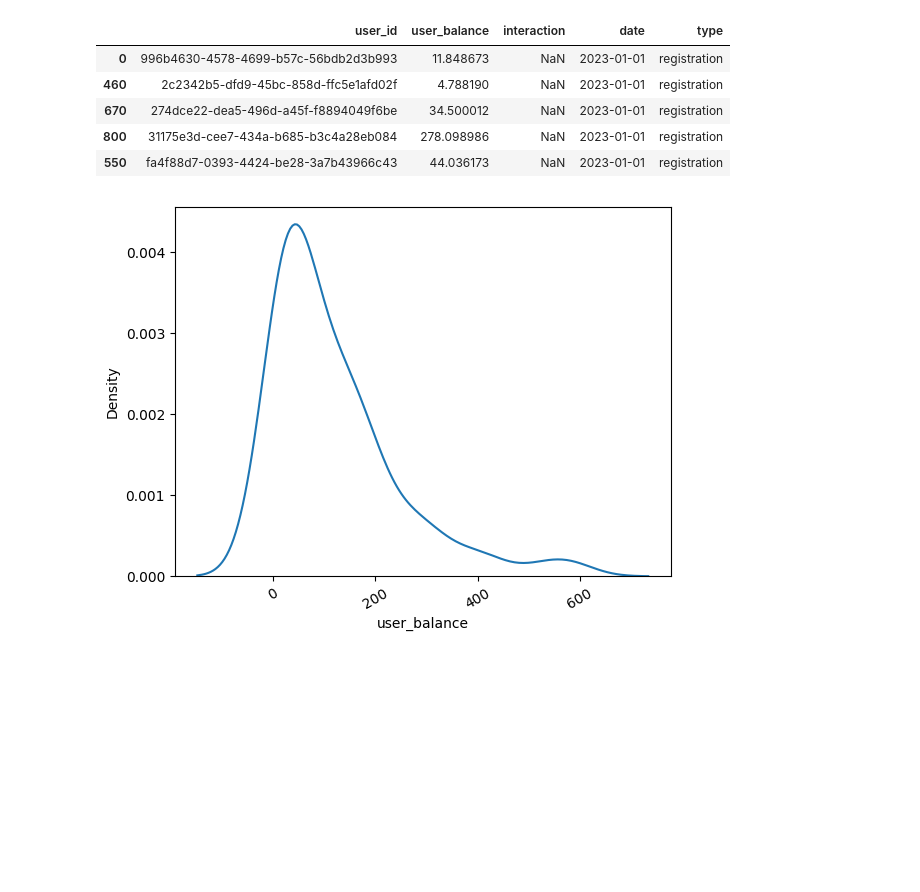
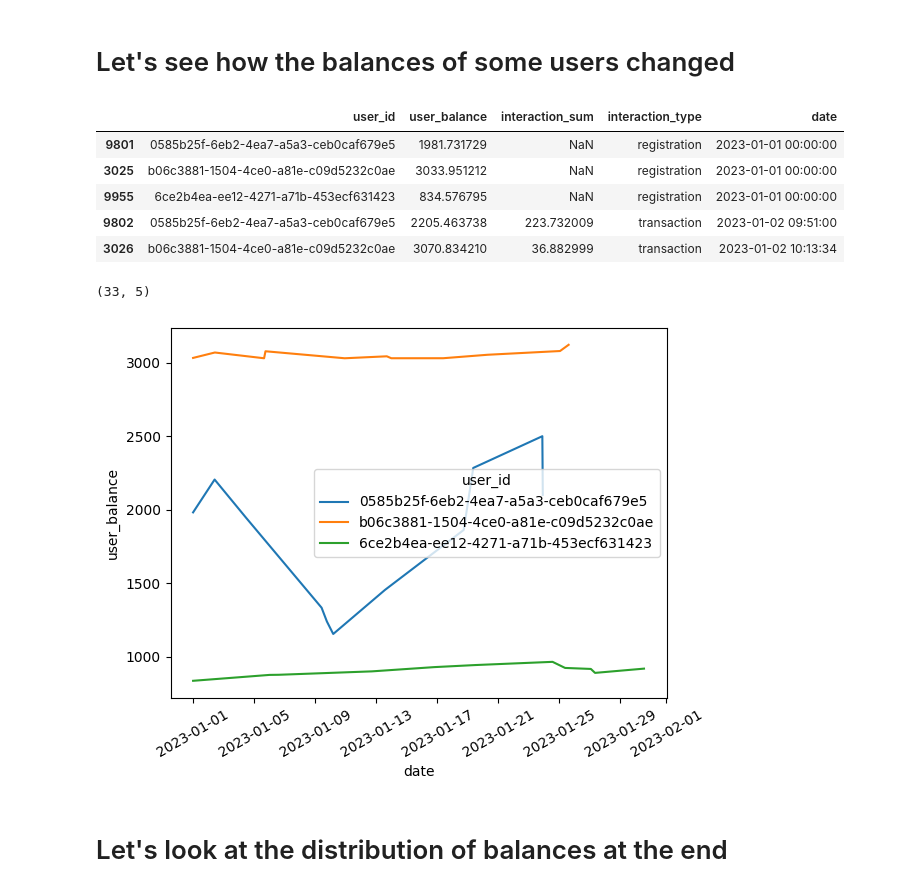
Before and after one commit to Mefistofel666/synabon, a Jupyter notebook: notebooks/example_v2.ipynb, the cells around one changed output. Saved outputs shown, nothing was run; the diff lists cells and outputs as text; code cells hidden in the pictures; blank space fills up the shorter version.

Commit message:
[UPD] fix dates, negative balances and upd demo-notebook

```diff
--- a/notebooks/example_v2.ipynb
+++ b/notebooks/example_v2.ipynb
@@ -71,7 +25,11 @@ end_dt = datetime.strptime("2023/02/01", "%Y/%m/%d")
 # %%
-ug = UserGenerator(n_users, n_interactions, start_dt, end_dt)
+ug = UserGenerator(n_users, n_interactions)
+# %%
+from functools import partial
+scale = 1_000
+balance_generator = partial(np.random.exponential, scale=scale)
 # %%
-df = ug.generate_data()
+df = ug.get_data(balance_generator, start_dt, end_dt)
 # %%
 df.head(10)
 # %% [output]
@@ -89,20 +68,28 @@ df.head(10)
+# %% [markdown]
+# Let's see how the balances of some users changed
 # %%
-user_id = df["user_id"].unique()[0]
-mask = (df["type"] == "registration")
+user_ids = np.random.choice(df["user_id"].unique(), size=3)
+mask = (df["user_id"].isin(user_ids))
 user_df = df[mask]
 user_df.head(5)
 # %% [output]
-|  | user_id | user_balance | interaction | date | type |
-| 0 | 996b4630-4578-4699-b57c-56bdb2d3b993 | 11.848673 | NaN | 2023-01-01 | registration |
-| 460 | 2c2342b5-dfd9-45bc-858d-ffc5e1afd02f | 4.788190 | NaN | 2023-01-01 | registration |
-| 670 | 274dce22-dea5-496d-a45f-f8894049f6be | 34.500012 | NaN | 2023-01-01 | registration |
-| 800 | 31175e3d-cee7-434a-b685-b3c4a28eb084 | 278.098986 | NaN | 2023-01-01 | registration |
-| 550 | fa4f88d7-0393-4424-be28-3a7b43966c43 | 44.036173 | NaN | 2023-01-01 | registration |
+|  | user_id | user_balance | interaction_sum | interaction_type | date |
+| 9801 | 0585b25f-6eb2-4ea7-a5a3-ceb0caf679e5 | 1981.731729 | NaN | registration | 2023-01-01 00:00:00 |
+| 3025 | b06c3881-1504-4ce0-a81e-c09d5232c0ae | 3033.951212 | NaN | registration | 2023-01-01 00:00:00 |
+| 9955 | 6ce2b4ea-ee12-4271-a71b-453ecf631423 | 834.576795 | NaN | registration | 2023-01-01 00:00:00 |
+| 9802 | 0585b25f-6eb2-4ea7-a5a3-ceb0caf679e5 | 2205.463738 | 223.732009 | transaction | 2023-01-02 09:51:00 |
+| 3026 | b06c3881-1504-4ce0-a81e-c09d5232c0ae | 3070.834210 | 36.882999 | transaction | 2023-01-02 10:13:34 |
+# %%
+user_df.shape
+# %% [output]
+(33, 5)
 # %%
-g = sns.kdeplot(x="user_balance", data=user_df)
+g = sns.lineplot(x="date", y="user_balance", hue="user_id", data=user_df)
 tmp = g.set_xticklabels(g.get_xticklabels(), rotation=30)
 # %% [output]
-[figure, old version]
+[figure, new version]
+# %% [markdown]
+# Let's look at the distribution of balances at the end
 # %%
 df_last = df.sort_values(by="date").groupby(by="user_id").tail(1)
 # %%
```
Also changed, not shown: parts of 23 cells of this notebook, 1 other file.
